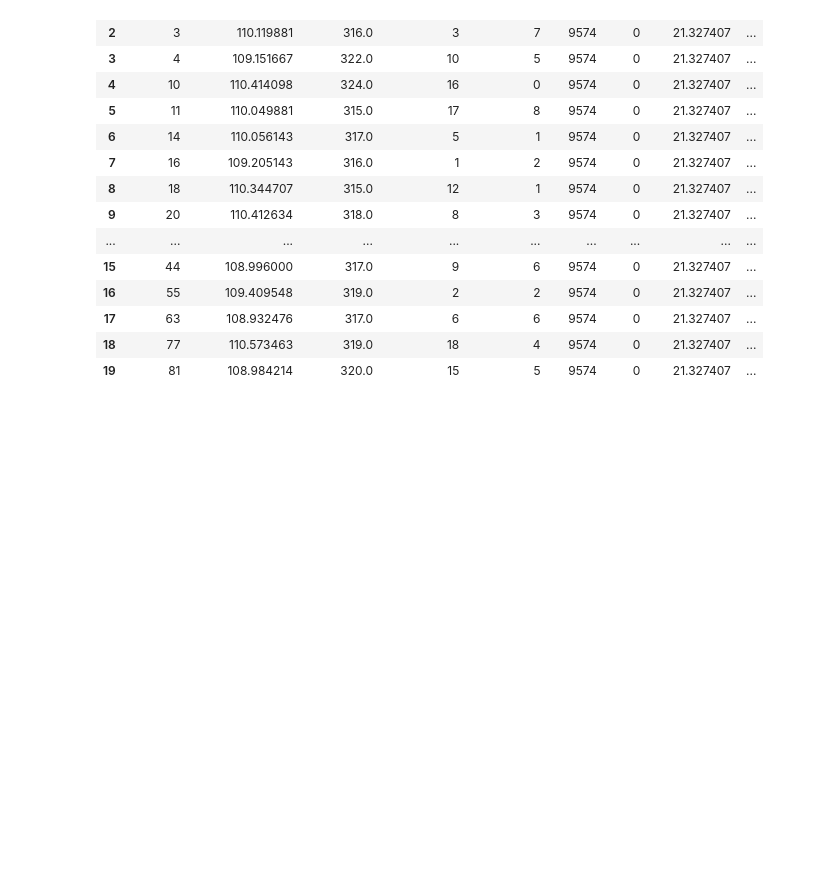
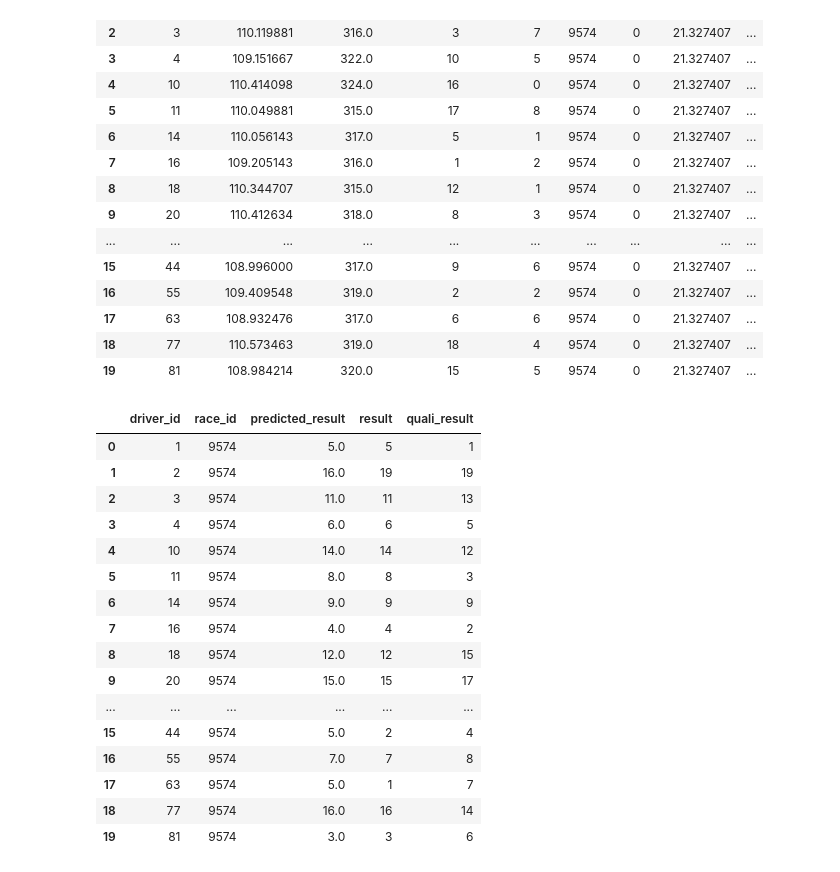
Before and after one commit to elcid14/f1-machine-learning-project, a Jupyter notebook: f1-prediction-project.ipynb, the cells around one changed output. Cells and saved outputs as stored; diff of their text form; code cells hidden in the pictures; blank space fills up the shorter version.

```diff
--- a/f1-prediction-project.ipynb
+++ b/f1-prediction-project.ipynb
@@ -518,3 +522,38 @@ final_data_with_qualifying
 | 17 | 63 | 108.932476 | 317.0 | 6 | 6 | 9574 | 0 | 21.327407 | ... |
 | 18 | 77 | 110.573463 | 319.0 | 18 | 4 | 9574 | 0 | 21.327407 | ... |
 | 19 | 81 | 108.984214 | 320.0 | 15 | 5 | 9574 | 0 | 21.327407 | ... |
+# %%
+#define qualifying positions weights
+X_train_indices = X_train.index
+quali_times_weights = final_data_with_qualifying.loc[X_train_indices, 'quali_result']
+weights = 21 - quali_times_weights
+
+# Fit model with weights from training data only
+xg_model = xgb.XGBRegressor(objective='reg:squarederror', random_state=42)
+xg_model.fit(X_train_scaled, y_train, sample_weight=weights)
+
+# Make predictions on all data
+X_scaled = scaler.transform(X)
+final_data_with_qualifying['predicted_result'] = np.round(xg_model.predict(X_scaled))
+
+# Display results
+predicted_results = final_data_with_qualifying[['driver_id', 'race_id', 'predicted_result', 'result', 'quali_result']]
+predicted_results
+# %% [output]
+|  | driver_id | race_id | predicted_result | result | quali_result |
+| 0 | 1 | 9574 | 5.0 | 5 | 1 |
+| 1 | 2 | 9574 | 16.0 | 19 | 19 |
+| 2 | 3 | 9574 | 11.0 | 11 | 13 |
+| 3 | 4 | 9574 | 6.0 | 6 | 5 |
+| 4 | 10 | 9574 | 14.0 | 14 | 12 |
+| 5 | 11 | 9574 | 8.0 | 8 | 3 |
+| 6 | 14 | 9574 | 9.0 | 9 | 9 |
+| 7 | 16 | 9574 | 4.0 | 4 | 2 |
+| 8 | 18 | 9574 | 12.0 | 12 | 15 |
+| 9 | 20 | 9574 | 15.0 | 15 | 17 |
+| ... | ... | ... | ... | ... | ... |
+| 15 | 44 | 9574 | 5.0 | 2 | 4 |
+| 16 | 55 | 9574 | 7.0 | 7 | 8 |
+| 17 | 63 | 9574 | 5.0 | 1 | 7 |
+| 18 | 77 | 9574 | 16.0 | 16 | 14 |
+| 19 | 81 | 9574 | 3.0 | 3 | 6 |
```
Also changed, not shown: parts of 5 cells of this notebook.
